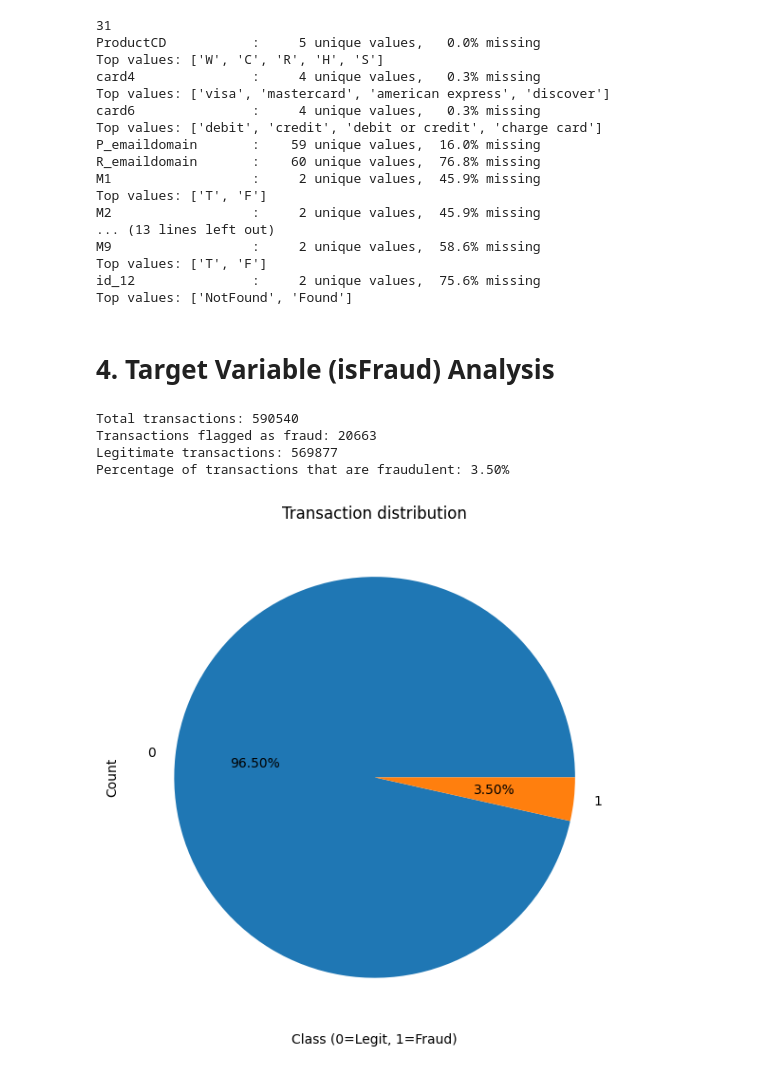
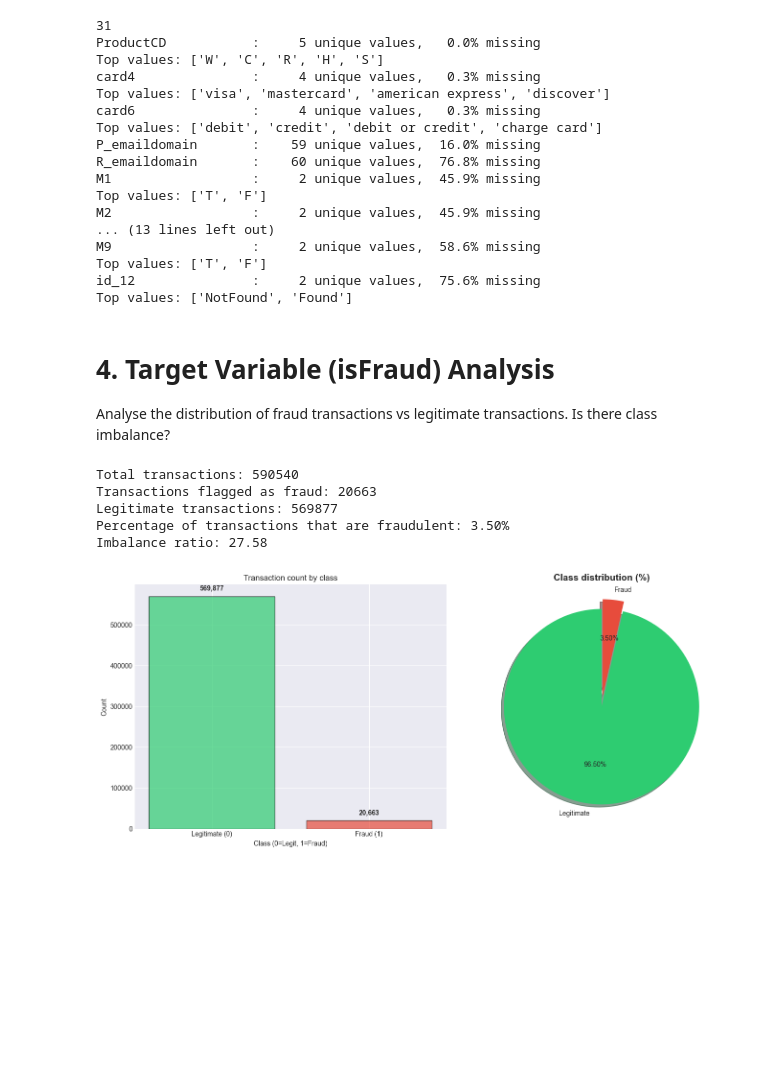
Before and after one commit to Don-Alvin/fraud-detection-system, a Jupyter notebook: research/notebooks/01_data_exploration.ipynb, the cells around one changed output. Cells and saved outputs as stored; diff of their text form; code cells hidden in the pictures; blank space fills up the shorter version.

```diff
--- a/research/notebooks/01_data_exploration.ipynb
+++ b/research/notebooks/01_data_exploration.ipynb
@@ -133,6 +133,7 @@ id_12               :     2 unique values,  75.6% missing
 Top values: ['NotFound', 'Found']
 # %% [markdown]
 # 4. Target Variable (isFraud) Analysis
+Analyse the distribution of fraud transactions vs legitimate transactions. Is there class imbalance?
 # %%
 # Analyse Fraud Distribution
 fraud_count = train['isFraud'].sum()
@@ -144,19 +145,44 @@ print(f"Total transactions: {total_count}")
 print(f"Transactions flagged as fraud: {fraud_count}")
 print(f"Legitimate transactions: {legitimate}")
 print(f"Percentage of transactions that are fraudulent: {fraud_rate:.2f}%")
-
-# Visualization
-fig, ax = plt.subplots(figsize=(12, 6))
-train['isFraud'].value_counts().plot(kind='pie', autopct='%1.2f%%')
-ax.set_title('Transaction distribution')
-ax.set_xlabel('Class (0=Legit, 1=Fraud)')
-ax.set_ylabel('Count')
-
-plt.tight_layout()
-plt.show()
+print(f"Imbalance ratio: {(legitimate / fraud_count):.2f}")
 # %% [output]
 Total transactions: 590540
 Transactions flagged as fraud: 20663
 Legitimate transactions: 569877
 Percentage of transactions that are fraudulent: 3.50%
+Imbalance ratio: 27.58
-[figure, removed]
+# %%
+# Visualization
+fig, axes = plt.subplots(1, 2, figsize=(14, 6))
+class_counts = train['isFraud'].value_counts()
+
+# Subplot 1: Bar chart showing number of fraud and not fraud trnsactions
+axes[0].bar(['Legitimate (0)', 'Fraud (1)'], class_counts.values,
+            color=['#2ecc71', '#e74c3c'], alpha=0.7, edgecolor='black')
+axes[0].set_title('Transaction count by class')
+axes[0].set_xlabel('Class (0=Legit, 1=Fraud)')
+axes[0].set_ylabel('Count')
+
+for i, v in enumerate(class_counts.values):
+    axes[0].text(i, v + 10000, f'{v:,}', ha='center', va='bottom', fontweight='bold')
+
+# Subplot 2: Pie Chart showing percentage distribution
+colors = ['#2ecc71', '#e74c3c']
+explode = (0, 0.1)
+axes[1].pie(class_counts,
+            labels=['Legitimate', 'Fraud'],
+            autopct='%1.2f%%',
+            colors=colors,
+            explode=explode,
+            shadow=True,
+            startangle=90,
+            )
+axes[1].set_title('Class distribution (%)', fontsize=14, fontweight='bold')
+
+
+plt.tight_layout()
+plt.savefig('../images/class_distribution.png')
+plt.show()
+# %% [output]
+[figure, added]
```
Also changed, not shown: 1 other file.
